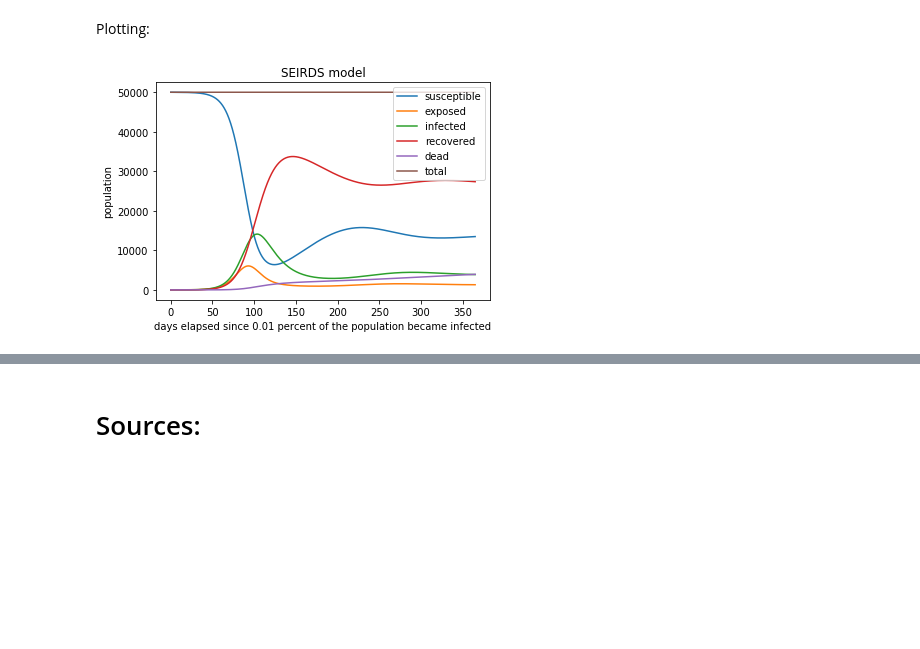
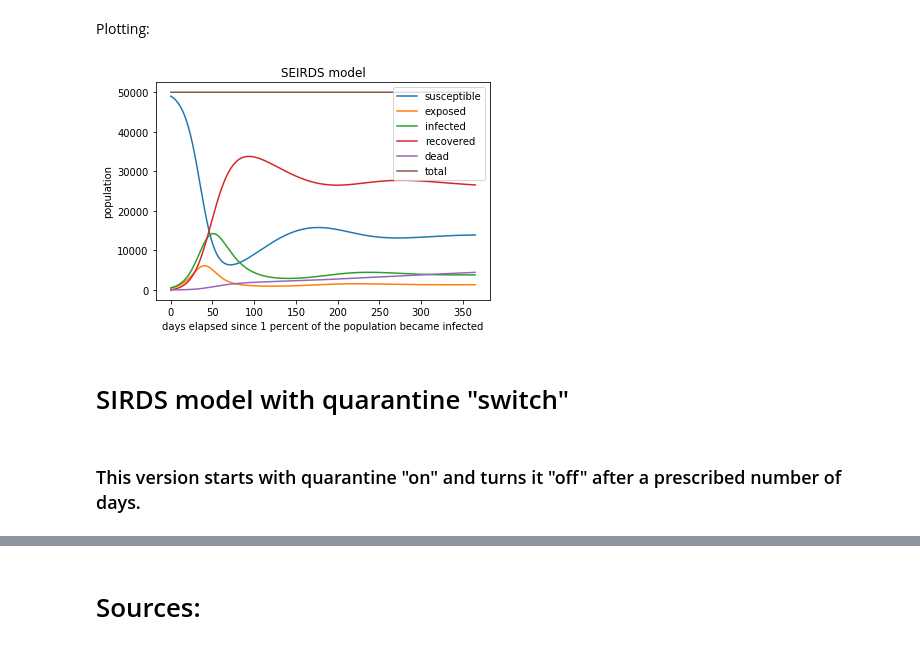
Before and after one commit to jsimpson2020/CODESIR, a Jupyter notebook: SEIRDS model.ipynb, the cells around one changed output, grey strips where cells are left out. Drawn from its saved outputs; the diff is of its cells as text; code cells hidden in the pictures; blank space fills up the shorter version.

Commit message:
Organization and switch to jupyter notebooks

```diff
--- a/SEIRDS model.ipynb
+++ b/SEIRDS model.ipynb
@@ -51,8 +51,8 @@ N = 5E4
 Initial population conditions:
 # %%
 pr = 0.0 #initial percent recovered (immune)
-pe = 0.0 #initial percent exposed
-pi = 0.0001 #initial percent infected
+pe = 0.01 #initial percent exposed
+pi = 0.01 #initial percent infected
 ps = 1-pr-pe-pi #initial percent susceptible
 # %% [markdown]
 Initializing population arrays:
@@ -92,14 +92,18 @@ Plotting:
 # %%
 plt.plot(t, S)
 plt.plot(t, E)
 plt.plot(t, I)
 plt.plot(t, R)
 plt.plot(t, D)
 plt.plot(t, N)
 plt.legend(['susceptible', 'exposed', 'infected', 'recovered', 'dead', 'total'], loc = 'upper right')
 plt.title('SEIRDS model')
-plt.xlabel('days elapsed since 0.01 percent of the population became infected')
+plt.xlabel('days elapsed since 1 percent of the population became infected')
 plt.ylabel('population')
 plt.show()
 # %% [output]
-[figure, old version]
+[figure, new version]
+# %% [markdown]
+# SIRDS model with quarantine "switch"
+# %% [markdown]
+### This version starts with quarantine "on" and turns it "off" after a prescribed number of days.
```
Also changed, not shown: parts of 23 cells of this notebook, 23 other files.
